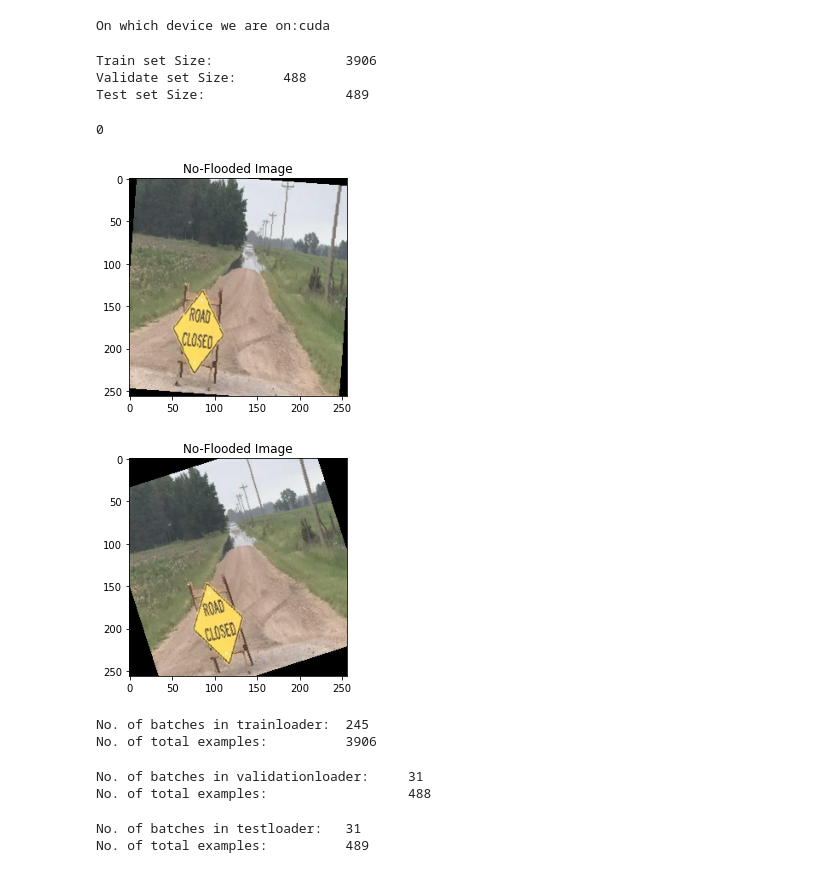
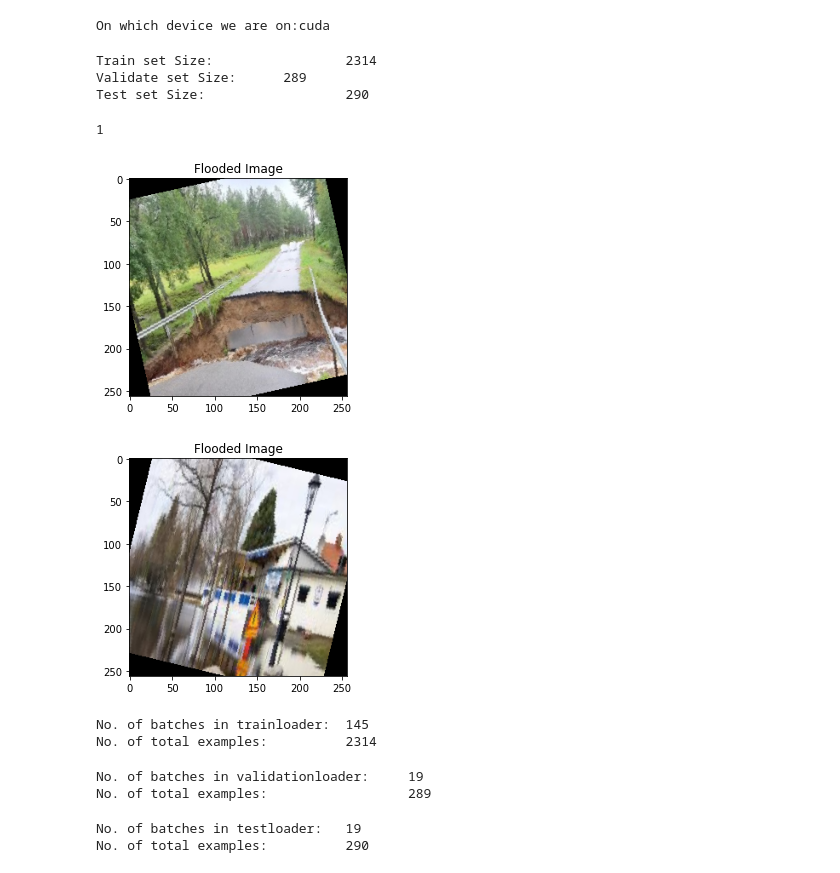
Before and after one commit to igorfed/AI4Climate_, a Jupyter notebook: src/efficientNet.ipynb, the cells around one changed output. Drawn from its saved outputs; the diff is of its cells as text; code cells hidden in the pictures.

```diff
--- a/src/efficientNet.ipynb
+++ b/src/efficientNet.ipynb
@@ -43,11 +43,14 @@ def show_image(image, label, get_denormalize = True):
     image = image.permute(1,2,0)
     mean, std = torch.FloatTensor([0.485, 0.456, 0.406]), torch.FloatTensor([0.229, 0.224, 0.225])
 
-    if get_denormalize:
-        image = image*std + mean
+    if get_denormalize==True:
+        image = image * std + mean
         image = np.clip(image, 0, 1)
-    plt.imshow(image)
-    plt.title(label)
+        plt.imshow(image)
+        plt.title(label)
+    else:
+        plt.imshow(image)
+        plt.title(label)
 # %%
 def show_grid(image, title = None):
     '''
@@ -100,9 +103,9 @@ class CFG:
     img_crop = 224 # Crop all images to be 224x224 after resizing
     img_size = 256 # Resize all images to be 256x256
 
-    train_path = '/home/igofed/LiU/AI4Climate_/temp_2022_10_17_19_50_30/train'
-    validate_path = '/home/igofed/LiU/AI4Climate_/temp_2022_10_17_19_50_30/valid'
-    test_path = '/home/igofed/LiU/AI4Climate_/temp_2022_10_17_19_50_30/test'
+    train_path = '/home/igofed/LiU/AI4Climate_/weather_2_0/train'
+    validate_path = '/home/igofed/LiU/AI4Climate_/weather_2_0/valid'
+    test_path = '/home/igofed/LiU/AI4Climate_/weather_2_0/test'
 
 device = torch.device("cuda" if torch.cuda.is_available() else "cpu")
 print("On which device we are on:{}".format(device))
@@ -139,9 +142,9 @@ print("Validate set Size:  \t{}".format(len(validateset)))
 testset=datasets.ImageFolder(CFG.test_path,transform=test_transform)
 print("Test set Size:  \t\t{}".format(len(testset)))
 # %% [output]
-Train set Size:                 3906
-Validate set Size:      488
-Test set Size:                  489
+Train set Size:                 2314
+Validate set Size:      289
+Test set Size:                  290
 # %%
 # Test how the data looks like
 N = random.randint(0, len(trainset))
@@ -151,14 +154,15 @@ print(label)
 class_name = ['No-Flooded Image', 'Flooded Image']
 show_image (img, class_name[label])
 # %% [output]
-0
+1
-[figure, old version]
+[figure, new version]
 # %%
+N = random.randint(0, len(trainset))
 img, label = trainset[N]
 class_name = ['No-Flooded Image', 'Flooded Image']
 show_image (img, class_name[label])
 # %% [output]
-[figure, old version]
+[figure, new version]
 # %%
 from torch.utils.data import DataLoader
 from torchvision.utils import make_grid
@@ -166,22 +170,22 @@ trainloader = DataLoader(trainset,batch_size=CFG.batch_size,shuffle=True)
 print("No. of batches in trainloader: \t{}".format(len(trainloader))) #TrainsetSize: 5216 / batch_size:16 = 326 No of batches in trainloader
 print("No. of total examples: \t\t{}".format(len(trainloader.dataset)))
 # %% [output]
-No. of batches in trainloader:  245
-No. of total examples:          3906
+No. of batches in trainloader:  145
+No. of total examples:          2314
 # %%
 validationloader = DataLoader(validateset, batch_size = CFG.batch_size, shuffle=True)
 print("No. of batches in validationloader: \t{}".format(len(validationloader)))
 print("No. of total examples: \t\t\t{}".format(len(validationloader.dataset)))
 # %% [output]
-No. of batches in validationloader:     31
-No. of total examples:                  488
+No. of batches in validationloader:     19
+No. of total examples:                  289
 # %%
 testloader = DataLoader(testset, batch_size = CFG.batch_size, shuffle=True)
 print("No. of batches in testloader: \t{}".format(len(testloader))) #TestSet: 624 / batch_size:16 = 39 No of batches in testloader
 print("No. of total examples: \t\t{}".format(len(testloader.dataset)))
 # %% [output]
-No. of batches in testloader:   31
-No. of total examples:          489
+No. of batches in testloader:   19
+No. of total examples:          290
 # %%
 #Showing some of the images in the training dataset after the loading data
 detaiter = iter(trainloader)
```
Also changed, not shown: parts of 10 cells of this notebook, 10 other files.
